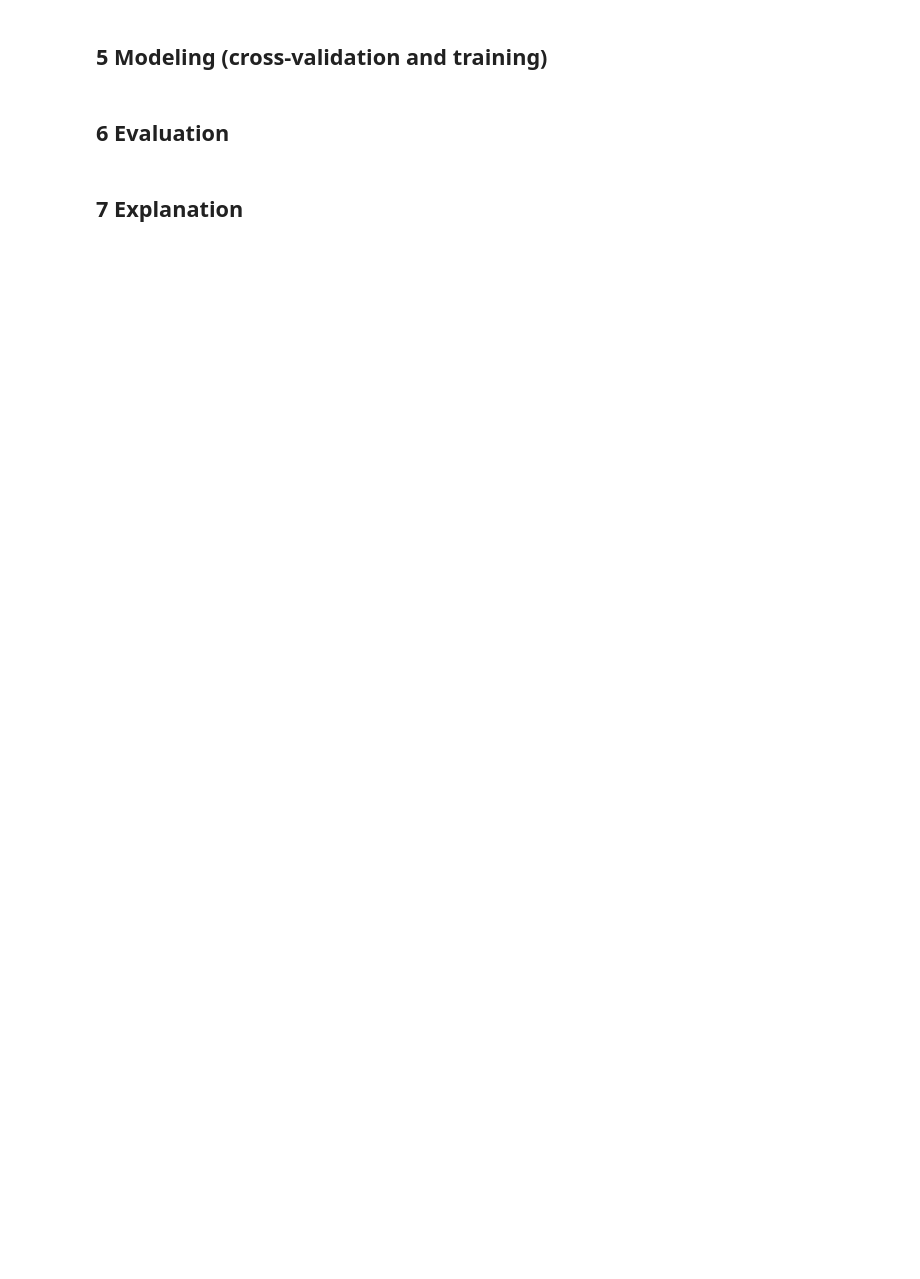
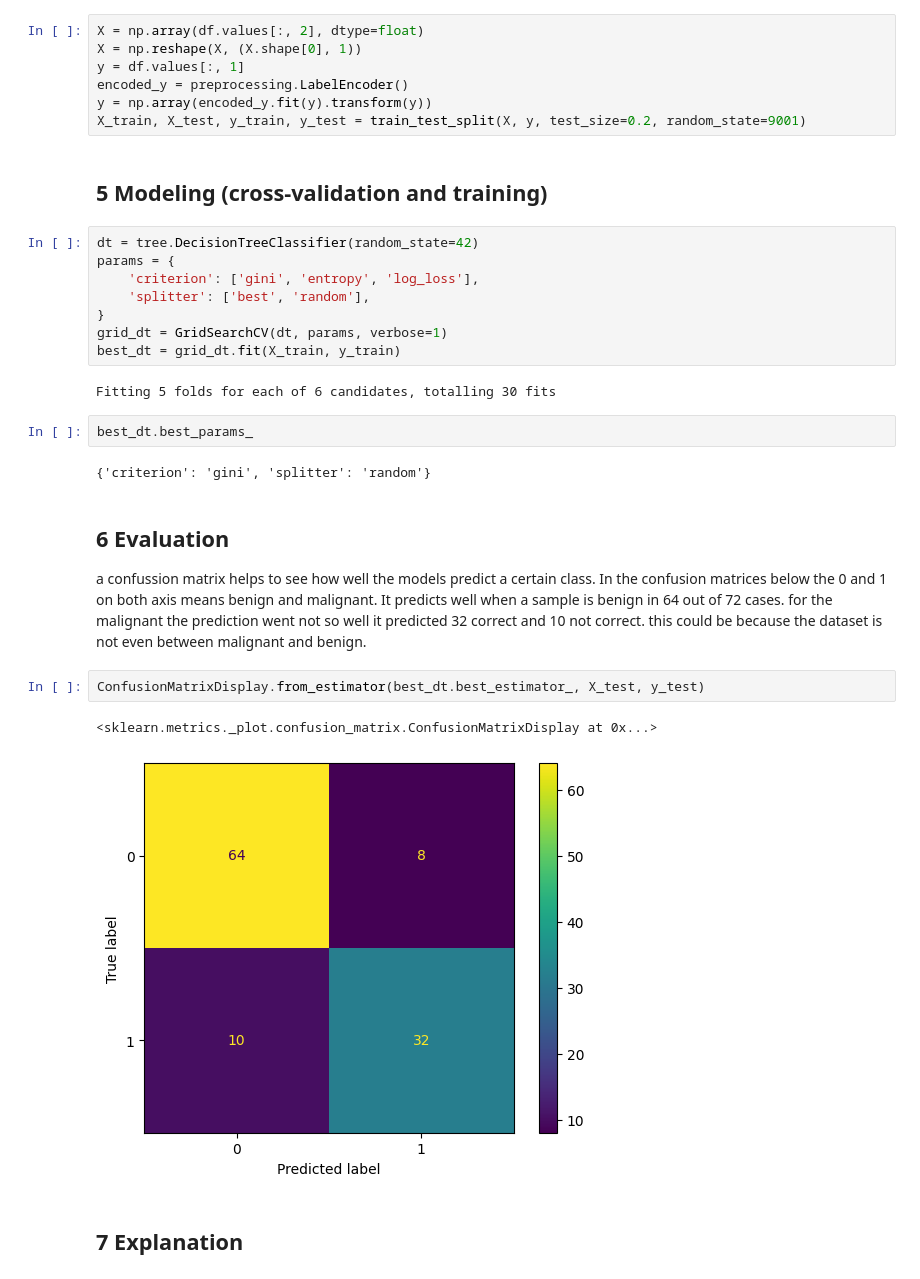
Before and after one commit to MikeWierenga/datascience3, a Jupyter notebook: supervised/assignment_week_6.ipynb, the cells around one changed output. Saved outputs shown, nothing was run; the diff lists cells and outputs as text; blank space fills up the shorter version.

```diff
--- a/supervised/assignment_week_6.ipynb
+++ b/supervised/assignment_week_6.ipynb
@@ -120,8 +166,35 @@ df
 # %% [markdown]
 ## 4 Preprocess data(skewness, normality)
+# %%
+X = np.array(df.values[:, 2], dtype=float)
+X = np.reshape(X, (X.shape[0], 1))
+y = df.values[:, 1]
+encoded_y = preprocessing.LabelEncoder()
+y = np.array(encoded_y.fit(y).transform(y))
+X_train, X_test, y_train, y_test = train_test_split(X, y, test_size=0.2, random_state=9001)
 # %% [markdown]
 ## 5 Modeling (cross-validation and training)
+# %%
+dt = tree.DecisionTreeClassifier(random_state=42)
+params = {
+    'criterion': ['gini', 'entropy', 'log_loss'],
+    'splitter': ['best', 'random'],
+}
+grid_dt = GridSearchCV(dt, params, verbose=1)
+best_dt = grid_dt.fit(X_train, y_train)
+# %% [output]
+Fitting 5 folds for each of 6 candidates, totalling 30 fits
+# %%
+best_dt.best_params_
+# %% [output]
+{'criterion': 'gini', 'splitter': 'random'}
 # %% [markdown]
 ## 6 Evaluation
+a confussion matrix helps to see how well the models predict a certain class. In the confusion matrices below the 0 and 1 on both axis means benign and malignant. It predicts well when a sample is benign in 64 out of 72 cases. for the malignant the prediction went not so well it predicted 32 correct and 10 not correct. this could be because the dataset is not even between malignant and benign.
+# %%
+ConfusionMatrixDisplay.from_estimator(best_dt.best_estimator_, X_test, y_test)
+# %% [output]
+<sklearn.metrics._plot.confusion_matrix.ConfusionMatrixDisplay at 0x...>
+[figure, added]
 # %% [markdown]
 ## 7 Explanation
```
Also changed, not shown: parts of 19 cells of this notebook.
